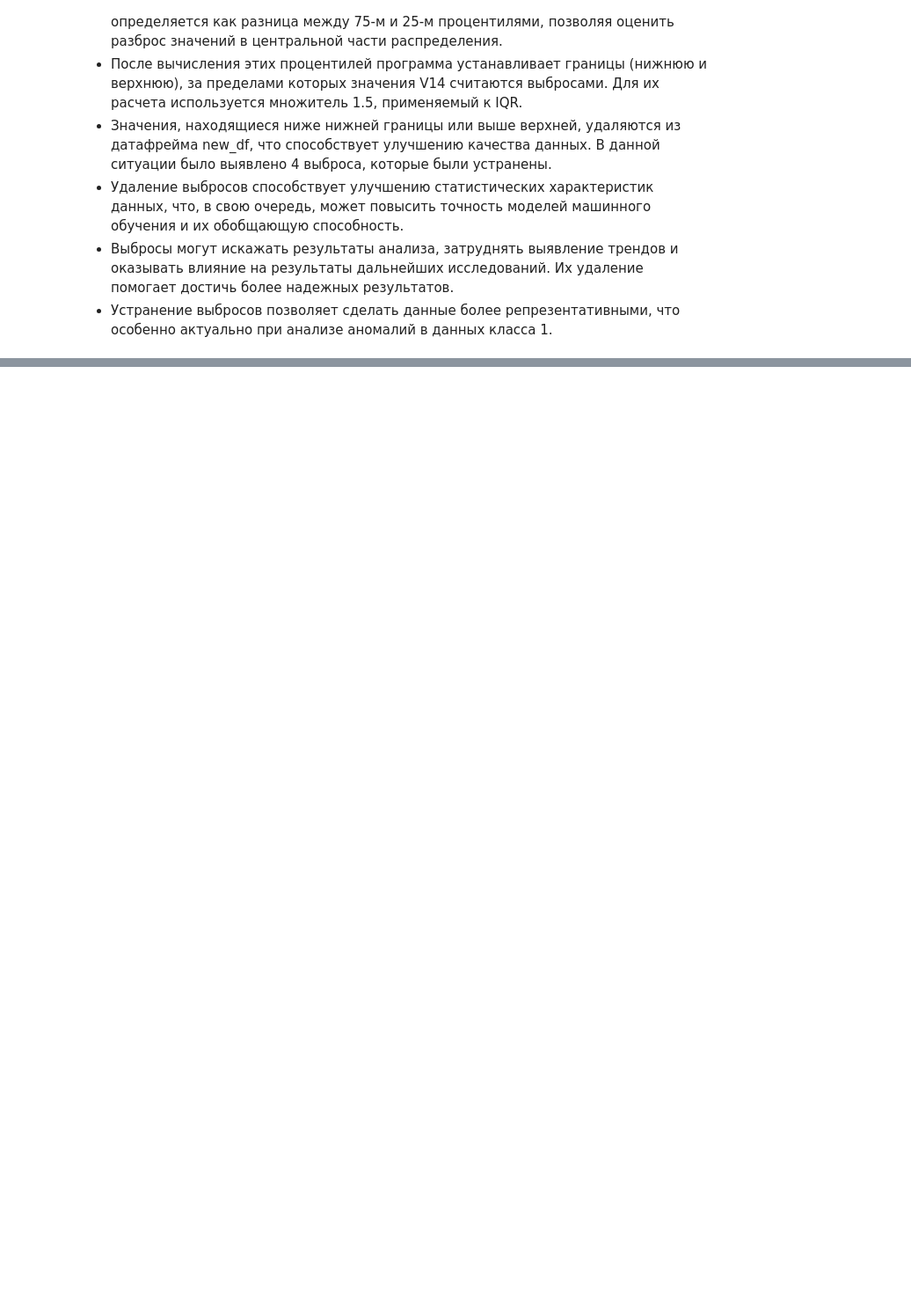
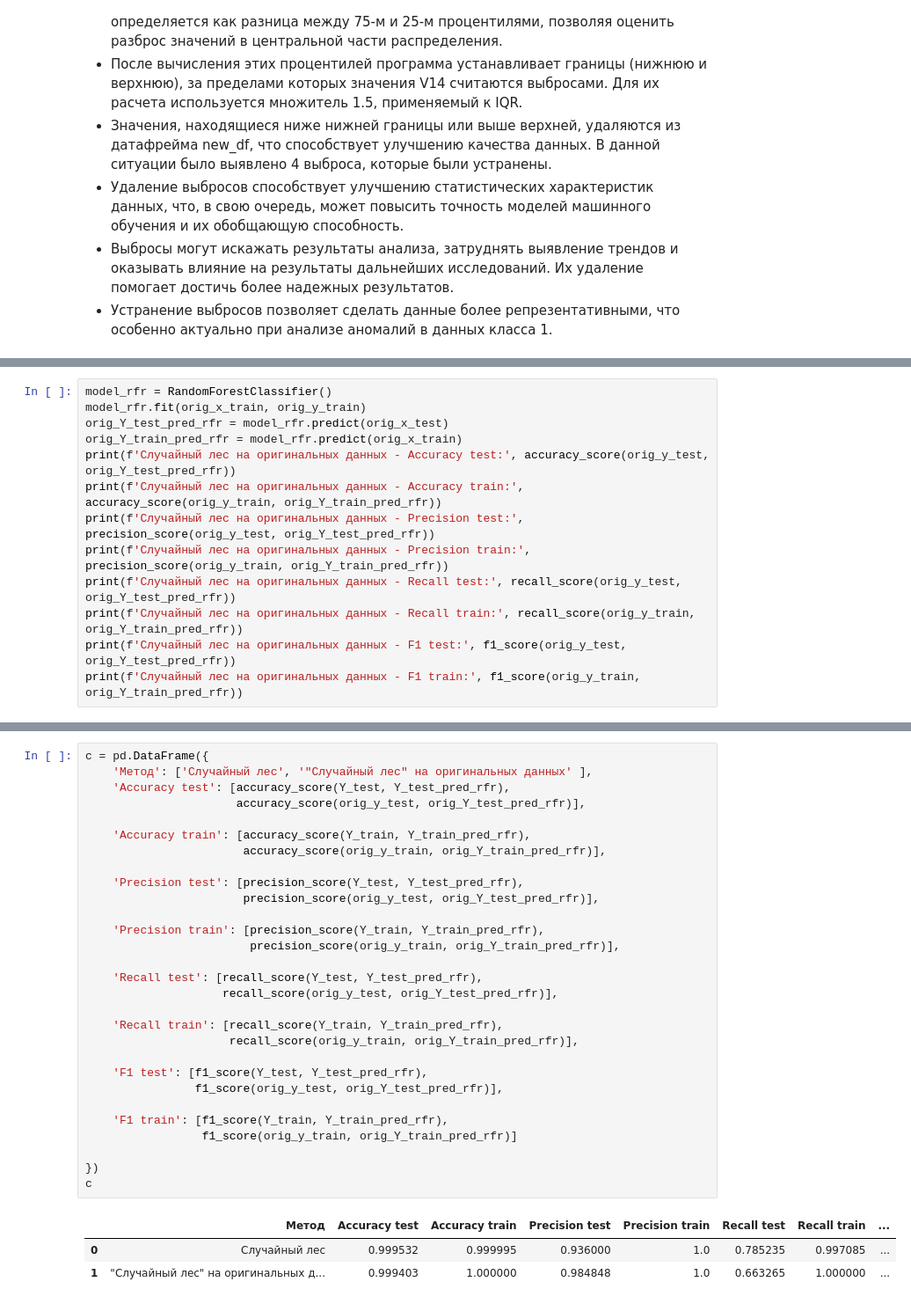
Before and after one commit to Skkodnikk/popakota, a Jupyter notebook: Untitled201.ipynb, the cells around one changed output, grey strips where cells are left out. Shown at 88% size. Drawn from its saved outputs; the diff is of its cells as text; blank space fills up the shorter version.

```diff
--- a/Untitled201.ipynb
+++ b/Untitled201.ipynb
@@ -501,0 +790,13 @@ plt.show()
+# %%
+model_rfr = RandomForestClassifier()
+model_rfr.fit(orig_x_train, orig_y_train)
+orig_Y_test_pred_rfr = model_rfr.predict(orig_x_test)
+orig_Y_train_pred_rfr = model_rfr.predict(orig_x_train)
+print(f'Случайный лес на оригинальных данных - Accuracy test:', accuracy_score(orig_y_test, orig_Y_test_pred_rfr))
+print(f'Случайный лес на оригинальных данных - Accuracy train:', accuracy_score(orig_y_train, orig_Y_train_pred_rfr))
+print(f'Случайный лес на оригинальных данных - Precision test:', precision_score(orig_y_test, orig_Y_test_pred_rfr))
+print(f'Случайный лес на оригинальных данных - Precision train:', precision_score(orig_y_train, orig_Y_train_pred_rfr))
+print(f'Случайный лес на оригинальных данных - Recall test:', recall_score(orig_y_test, orig_Y_test_pred_rfr))
+print(f'Случайный лес на оригинальных данных - Recall train:', recall_score(orig_y_train, orig_Y_train_pred_rfr))
+print(f'Случайный лес на оригинальных данных - F1 test:', f1_score(orig_y_test, orig_Y_test_pred_rfr))
+print(f'Случайный лес на оригинальных данных - F1 train:', f1_score(orig_y_train, orig_Y_train_pred_rfr))
@@ -501,0 +812,33 @@ plt.show()
+# %%
+c = pd.DataFrame({
+    'Метод': ['Случайный лес', '"Случайный лес" на оригинальных данных' ],
+    'Accuracy test': [accuracy_score(Y_test, Y_test_pred_rfr),
+                      accuracy_score(orig_y_test, orig_Y_test_pred_rfr)],
+
+    'Accuracy train': [accuracy_score(Y_train, Y_train_pred_rfr),
+                       accuracy_score(orig_y_train, orig_Y_train_pred_rfr)],
+
+    'Precision test': [precision_score(Y_test, Y_test_pred_rfr),
+                       precision_score(orig_y_test, orig_Y_test_pred_rfr)],
+
+    'Precision train': [precision_score(Y_train, Y_train_pred_rfr),
+                        precision_score(orig_y_train, orig_Y_train_pred_rfr)],
+
+    'Recall test': [recall_score(Y_test, Y_test_pred_rfr),
+                    recall_score(orig_y_test, orig_Y_test_pred_rfr)],
+
+    'Recall train': [recall_score(Y_train, Y_train_pred_rfr),
+                     recall_score(orig_y_train, orig_Y_train_pred_rfr)],
+
+    'F1 test': [f1_score(Y_test, Y_test_pred_rfr),
+                f1_score(orig_y_test, orig_Y_test_pred_rfr)],
+
+    'F1 train': [f1_score(Y_train, Y_train_pred_rfr),
+                 f1_score(orig_y_train, orig_Y_train_pred_rfr)]
+
+})
+c
+# %% [output]
+|  | Метод | Accuracy test | Accuracy train | Precision test | Precision train | Recall test | Recall train | ... |
+| 0 | Случайный лес | 0.999532 | 0.999995 | 0.936000 | 1.0 | 0.785235 | 0.997085 | ... |
+| 1 | "Случайный лес" на оригинальных д... | 0.999403 | 1.000000 | 0.984848 | 1.0 | 0.663265 | 1.000000 | ... |
```
Also changed, not shown: parts of 18 cells of this notebook.
